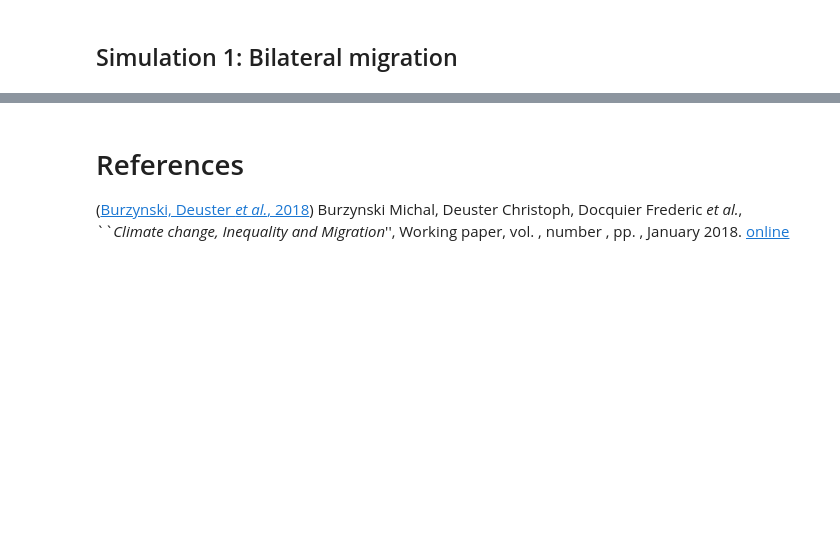
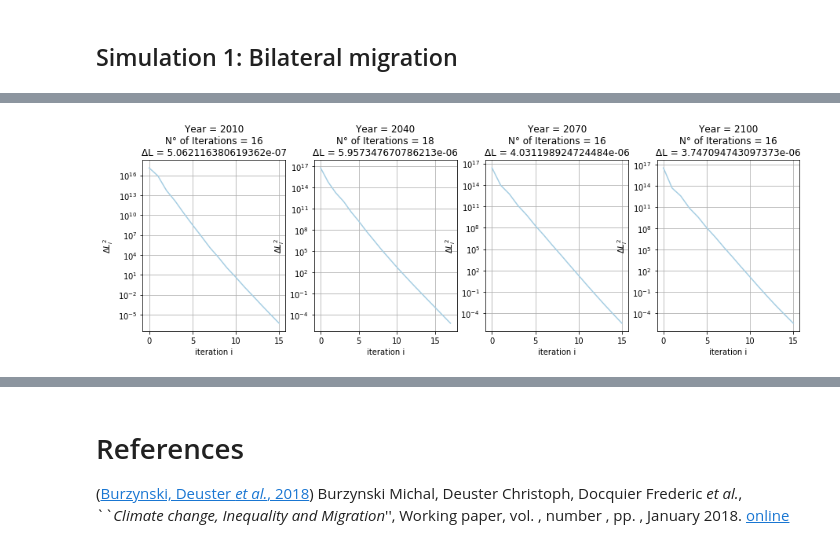
Before and after one commit to hscheewel/GeographyOfClimateMigration, a Jupyter notebook: Model.ipynb, the cells around one changed output, grey strips where cells are left out. Drawn from its saved outputs; the diff is of its cells as text; code cells hidden in the pictures; blank space fills up the shorter version.

```diff
--- a/Model.ipynb
+++ b/Model.ipynb
@@ -847,7 +675,7 @@ model.simulate = simulate
 # %% [markdown]
 ### Native population
 # %%
-def native_split(self,r,s,t):
+def native_split(self,r,s,t,save=False):
 
     path = 'population_splits/'
     fig = plt.figure(figsize=(16,26))
@@ -883,13 +711,15 @@ def native_split(self,r,s,t):
     plt.legend(loc=9,ncol=3)
     plt.title('Native population split in '+r+s+str(t))
     plt.show()
-    fig.savefig(path+'N'+str(t)+r+s+'.pdf',dpi=300)
+
+    if save == True:
+        fig.savefig(path+'N'+str(t)+r+s+'.pdf',dpi=300)
 
 model.native_split = native_split
 # %% [markdown]
 ### Resident population
 # %%
-def resident_split(self,r,s,t):
+def resident_split(self,r,s,t,save=False):
     path = 'population_splits/'
     fig = plt.figure(figsize=(16,26))
     rprime = set(R).difference(r).pop()
@@ -932,7 +762,9 @@ def resident_split(self,r,s,t):
     plt.legend(loc=9,ncol=4)
     plt.title('Resident population composition in '+r+s+str(t))
     plt.show()
-    fig.savefig(path+'L'+str(t)+r+s+'.pdf',dpi=300)
+
+    if save == True:
+        fig.savefig(path+'L'+str(t)+r+s+'.pdf',dpi=300)
 
 model.resident_split = resident_split
 # %% [markdown]
@@ -965,7 +797,7 @@ def save_output(self):
     }
 
     def output(dim):
-        var_data = [s1.__dict__[v].dropna(axis=1, how='all') for v in self.var[dim]]
+        var_data = [self.__dict__[v].dropna(axis=1, how='all') for v in self.var[dim]]
         return(pd.concat(var_data, keys=self.var[dim], axis=1))
 
     writer = pd.ExcelWriter(
@@ -1135,0 +817,10 @@ plot_scatters(size=10)
+# %%
+m1 = model(name='intermediate', tol=1e-5, scenario='intermediate')
+m1.correct_south_south()
+m1.calib_epsilon()
+m1.calib_kappa()
+m1.calib_migcosts()
+m1.fertility()
+m1.simulate(report=True, report_from=0, max_iter=50)
+# %% [output]
+[figure, added]
```
Also changed, not shown: parts of 40 cells of this notebook.
